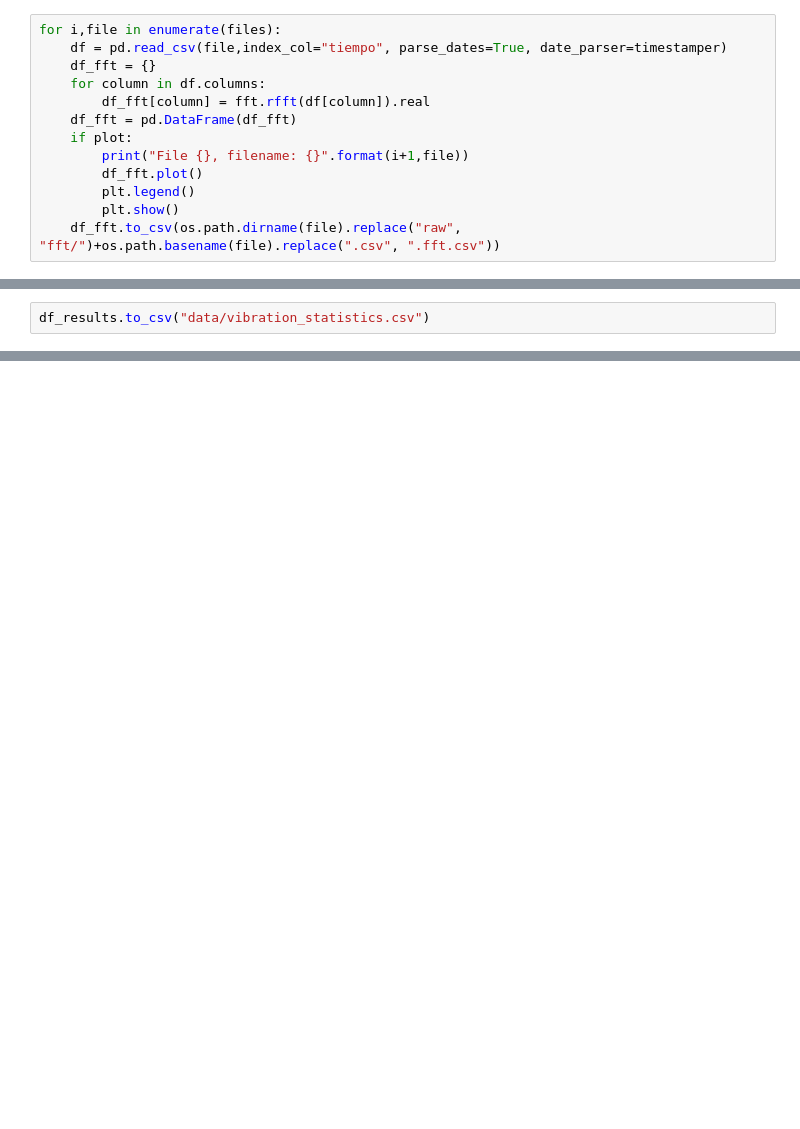
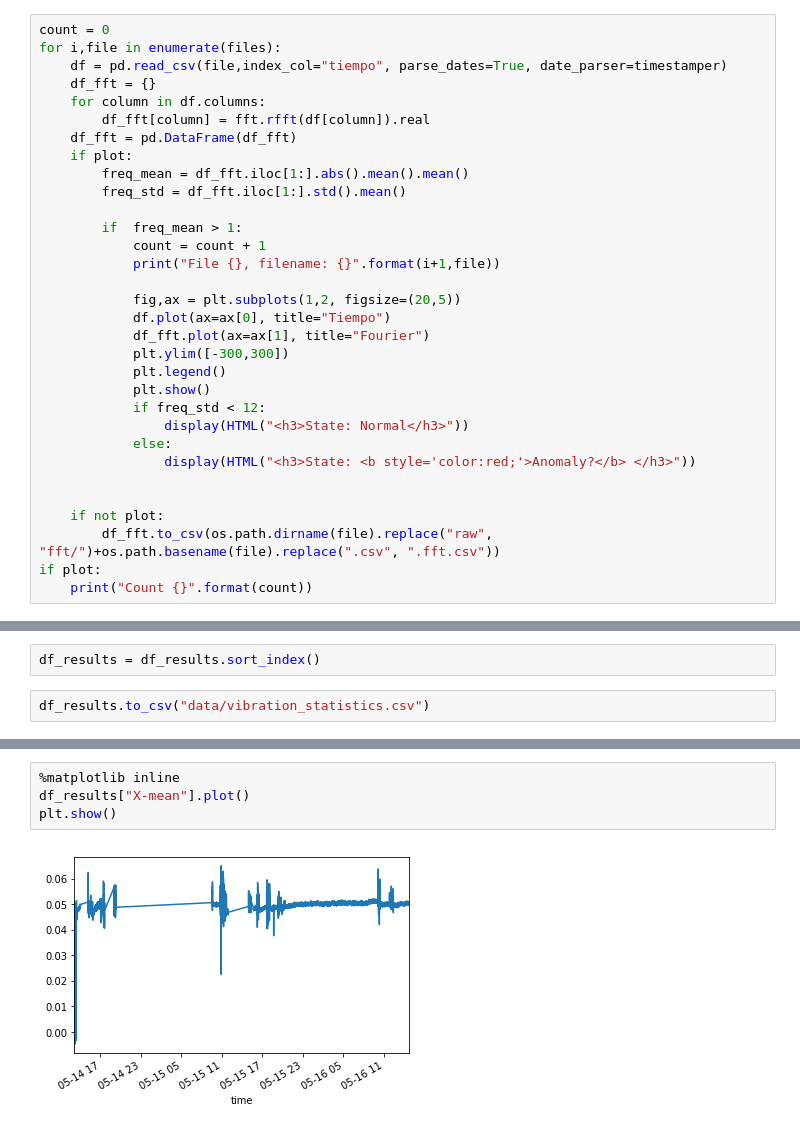
Before and after one commit to cvalenzu/anomaly_detection, a Jupyter notebook: Preprocess Data.ipynb, the cells around one changed output, grey strips where cells are left out. Saved outputs shown, nothing was run; the diff lists cells and outputs as text; blank space fills up the shorter version.

```diff
--- a/Preprocess Data.ipynb
+++ b/Preprocess Data.ipynb
@@ -20,6 +21,7 @@ files = glob.glob("data/raw/*.csv")
 ## FFT
 Instead of using the data in the time domain we can transform it to the frequency domain and use each file as an example, then try to use clustering to identify at least 3 clusters (off, working, malfunctioning)
 # %%
+count = 0
 for i,file in enumerate(files):
     df = pd.read_csv(file,index_col="tiempo", parse_dates=True, date_parser=timestamper)
     df_fft = {}
@@ -27,11 +29,29 @@ for i,file in enumerate(files):
         df_fft[column] = fft.rfft(df[column]).real
     df_fft = pd.DataFrame(df_fft)
     if plot:
-        print("File {}, filename: {}".format(i+1,file))
-        df_fft.plot()
-        plt.legend()
-        plt.show()
-    df_fft.to_csv(os.path.dirname(file).replace("raw", "fft/")+os.path.basename(file).replace(".csv", ".fft.csv"))
+        freq_mean = df_fft.iloc[1:].abs().mean().mean()
+        freq_std = df_fft.iloc[1:].std().mean()
+
+        if  freq_mean > 1:
+            count = count + 1
+            print("File {}, filename: {}".format(i+1,file))
+
+            fig,ax = plt.subplots(1,2, figsize=(20,5))
+            df.plot(ax=ax[0], title="Tiempo")
+            df_fft.plot(ax=ax[1], title="Fourier")
+            plt.ylim([-300,300])
+            plt.legend()
+            plt.show()
+            if freq_std < 12:
+                display(HTML("<h3>State: Normal</h3>"))
+            else:
+                display(HTML("<h3>State: <b style='color:red;'>Anomaly?</b> </h3>"))
+
+
+    if not plot:
+        df_fft.to_csv(os.path.dirname(file).replace("raw", "fft/")+os.path.basename(file).replace(".csv", ".fft.csv"))
+if plot:
+    print("Count {}".format(count))
 # %% [markdown]
 ## Statistics
 We can transform each file in a set of statistical values like mean an variance, this will give us a time series
@@ -57,5 +77,7 @@ df_results = pd.DataFrame(df_results)
 # %%
 df_results.index = df_results.time
 df_results = df_results.drop("time",axis=1)
+# %%
+df_results = df_results.sort_index()
 # %%
 df_results.to_csv("data/vibration_statistics.csv")
@@ -61,0 +87,6 @@ df_results.to_csv("data/vibration_statistics.csv")
+# %%
+%matplotlib inline
+df_results["X-mean"].plot()
+plt.show()
+# %% [output]
+[figure, added]
```
Also changed, not shown: parts of 4 cells of this notebook, 2 other files.
